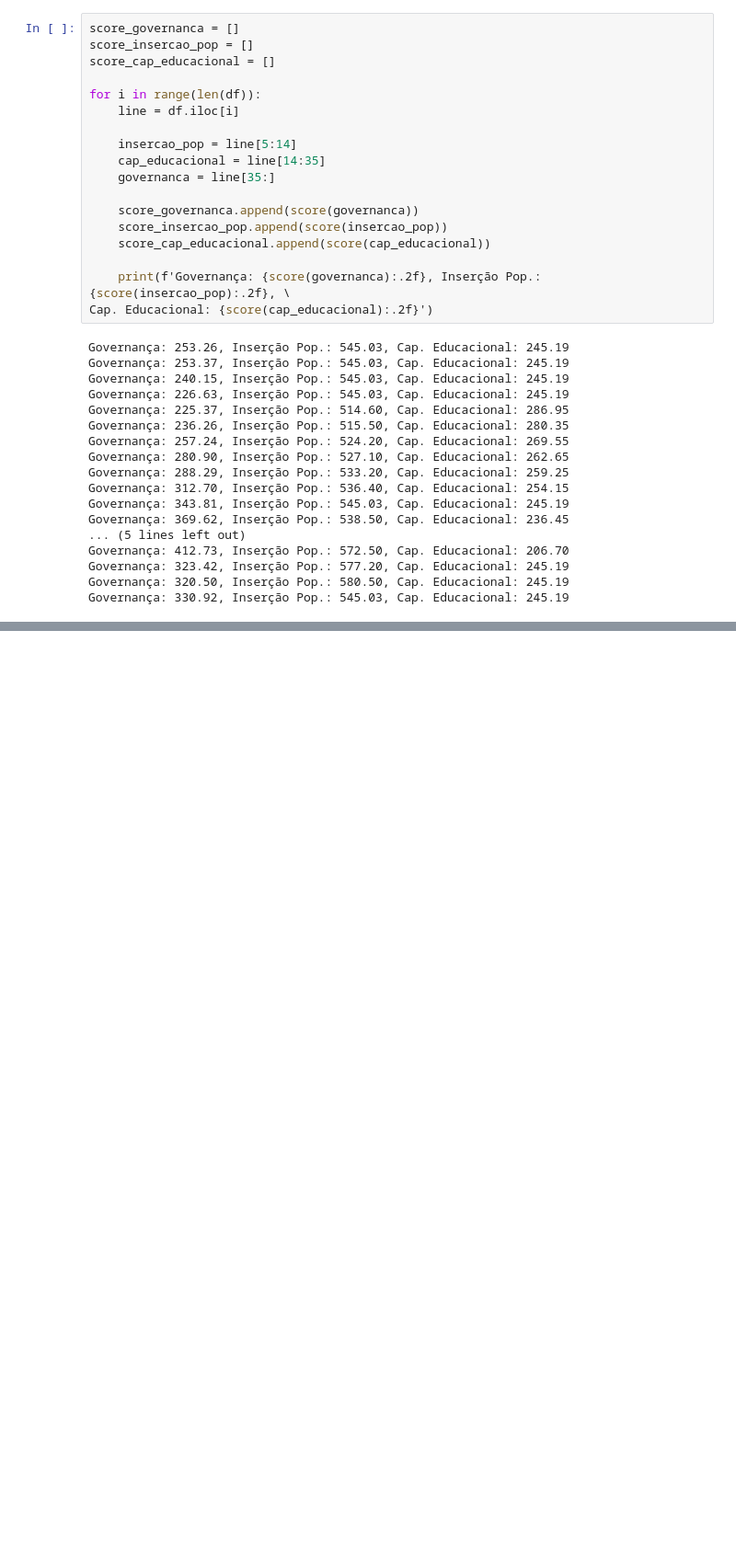
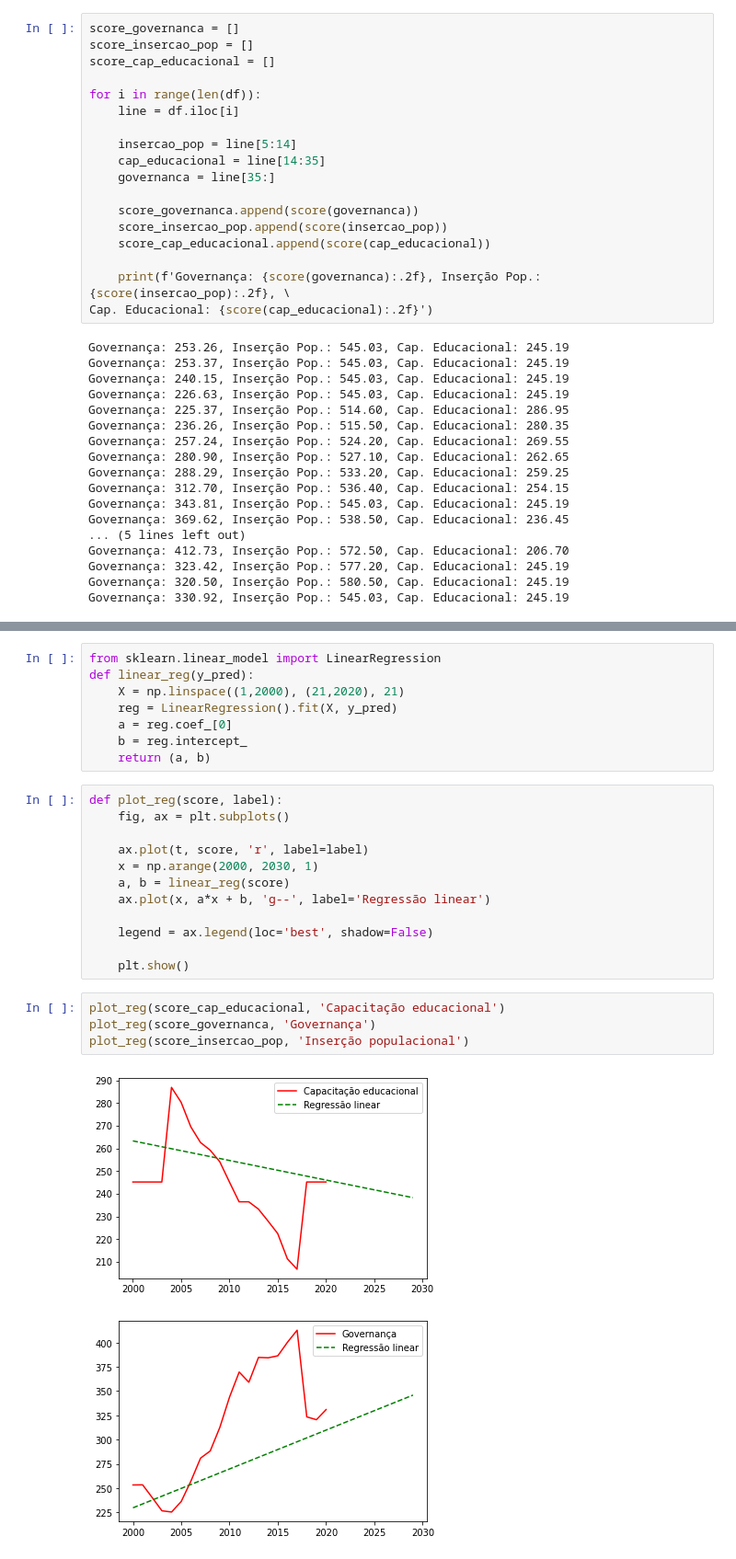
Before and after one commit to remmessias/mc886-final-project, a Jupyter notebook: Final_Project.ipynb, the cells around one changed output, grey strips where cells are left out. Shown at 92% size. Saved outputs shown, nothing was run; the diff lists cells and outputs as text; blank space fills up the shorter version.

Commit message:
Funções pra calcular e plotar regressão linear de score

```diff
--- a/Final_Project.ipynb
+++ b/Final_Project.ipynb
@@ -200,0 +241,27 @@ plt.show()
+# %%
+from sklearn.linear_model import LinearRegression
+def linear_reg(y_pred):
+    X = np.linspace((1,2000), (21,2020), 21)
+    reg = LinearRegression().fit(X, y_pred)
+    a = reg.coef_[0]
+    b = reg.intercept_
+    return (a, b)
+# %%
+def plot_reg(score, label):
+    fig, ax = plt.subplots()
+
+    ax.plot(t, score, 'r', label=label)
+    x = np.arange(2000, 2030, 1)
+    a, b = linear_reg(score)
+    ax.plot(x, a*x + b, 'g--', label='Regressão linear')
+
+    legend = ax.legend(loc='best', shadow=False)
+
+    plt.show()
+# %%
+plot_reg(score_cap_educacional, 'Capacitação educacional')
+plot_reg(score_governanca, 'Governança')
+plot_reg(score_insercao_pop, 'Inserção populacional')
+# %% [output]
+[figure, added]
+[figure, added]
```
Also changed, not shown: parts of 4 cells of this notebook.
